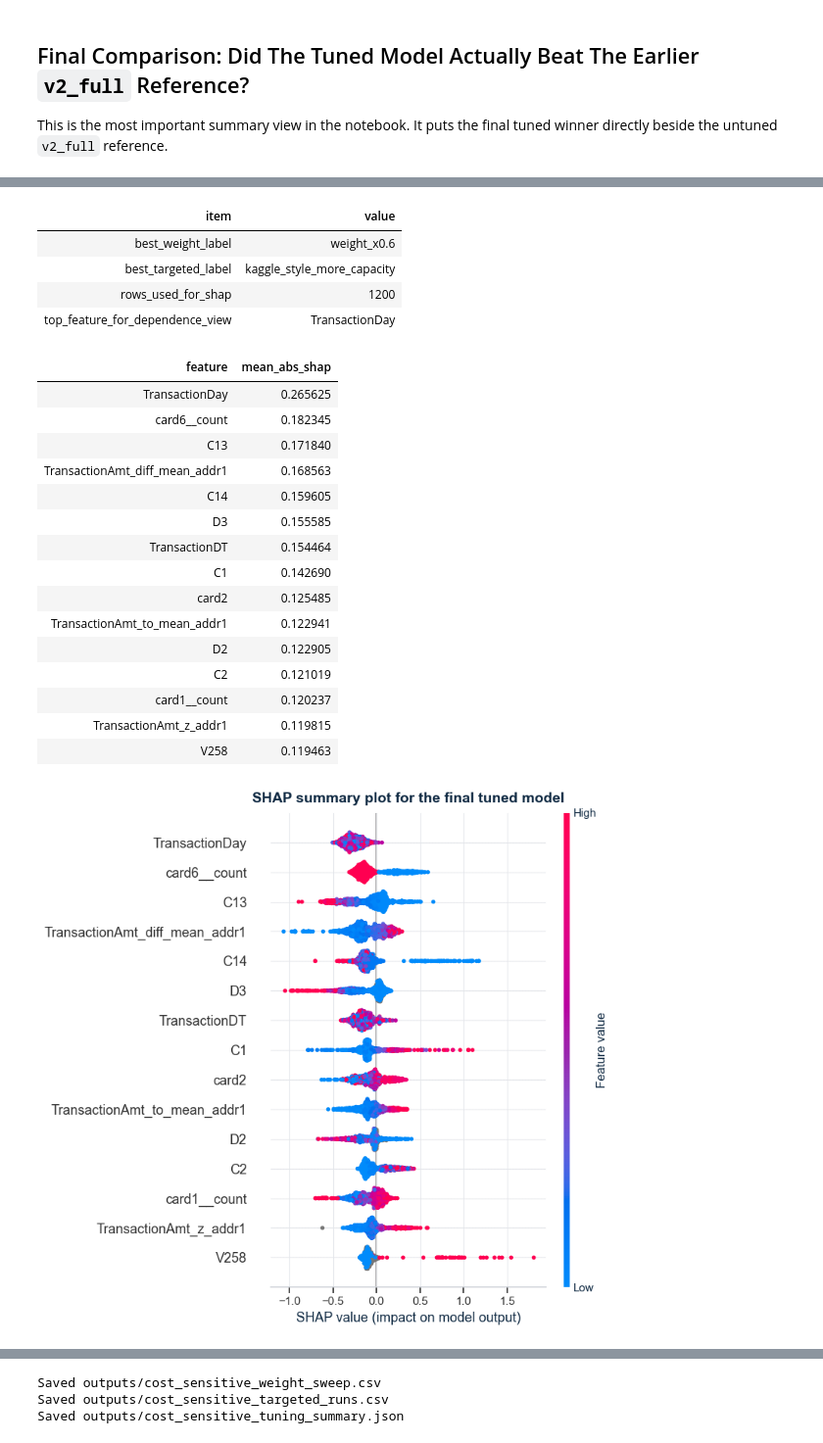
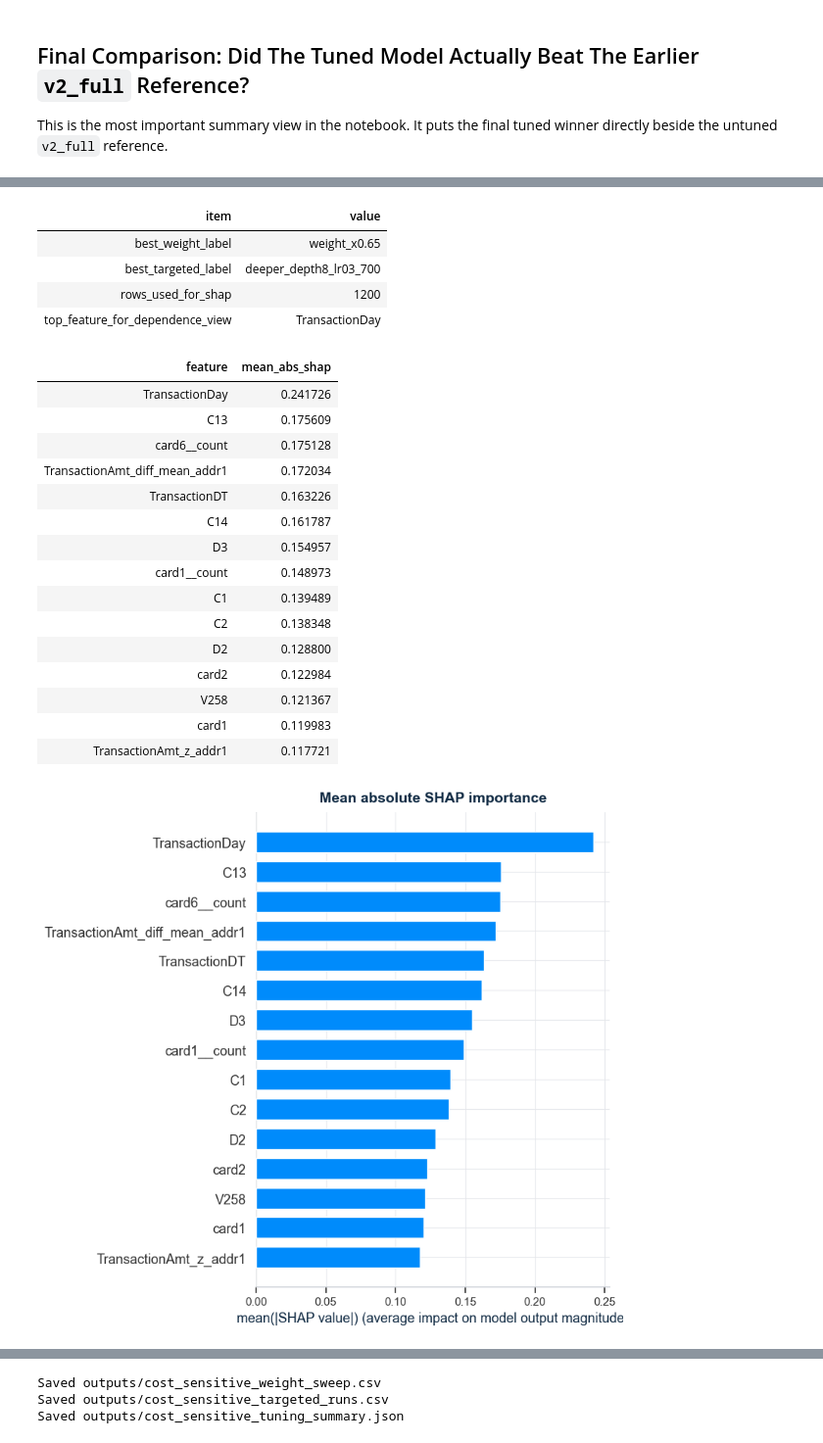
Before and after one commit to zzczdhc/ieee-fraud-detection-project, a Jupyter notebook: notebooks/07_cost_sensitive_xgboost_tuning.ipynb, the cells around one changed output, grey strips where cells are left out. Shown at 98% size. Drawn from its saved outputs; the diff is of its cells as text; code cells hidden in the pictures.

Commit message:
Update cost-sensitive XGBoost notebook and SHAP diagnostics

```diff
--- a/notebooks/07_cost_sensitive_xgboost_tuning.ipynb
+++ b/notebooks/07_cost_sensitive_xgboost_tuning.ipynb
@@ -51,6 +51,6 @@ pd.set_option("display.float_format", "{:,.4f}".format)
 SAMPLE_SIZE = 80_000
 RANDOM_STATE = 42
 SHAP_SAMPLE_SIZE = 1_200
-WEIGHT_MULTIPLIERS = [0.4, 0.5, 0.6]
+WEIGHT_MULTIPLIERS = [0.65, 0.75, 0.85]
 OUTPUT_DIR = PROJECT_ROOT / "outputs"
 OUTPUT_DIR.mkdir(parents=True, exist_ok=True)
@@ -385,48 +376,76 @@ shap_pack = build_shap_diagnostics(
 )
 
 display(
     pd.DataFrame(
         [
             {"item": "best_weight_label", "value": best_weight_row["label"]},
             {"item": "best_targeted_label", "value": best_targeted_row["label"]},
             {"item": "rows_used_for_shap", "value": shap_pack["row_count"]},
             {"item": "top_feature_for_dependence_view", "value": shap_pack["top_feature"]},
         ]
     ).style.hide(axis="index")
 )
 
 display(shap_pack["importance"].style.hide(axis="index"))
 
 plt.figure(figsize=(10, 6))
 shap.summary_plot(
     shap_pack["shap_matrix"],
     shap_pack["x_sample"],
+    plot_type="bar",
+    show=False,
+    max_display=15,
+)
+plt.title("Mean absolute SHAP importance")
+plt.tight_layout()
+plt.show()
+
+plt.figure(figsize=(10, 6))
+shap.summary_plot(
+    shap_pack["shap_matrix"],
+    shap_pack["x_sample"],
     show=False,
     max_display=15,
 )
 plt.title("SHAP summary plot for the final tuned model")
 plt.tight_layout()
 plt.show()
+
+valid_score_series = pd.Series(best_targeted_result["valid_scores"], index=data_bundle.x_valid.index)
+sample_scores = valid_score_series.loc[shap_pack["x_sample"].index]
+local_row_position = int(sample_scores.to_numpy().argmax())
+
+local_explanation = shap.Explanation(
+    values=shap_pack["shap_matrix"][local_row_position],
+    base_values=shap_pack["expected_value"],
+    data=shap_pack["x_sample"].iloc[local_row_position].to_numpy(),
+    feature_names=shap_pack["x_sample"].columns.tolist(),
+)
+
+shap.plots.waterfall(local_explanation, max_display=15, show=False)
+plt.title("Local SHAP waterfall for a high-risk validation row")
+plt.tight_layout()
+plt.show()
 # %% [output]
 | item | value |
-| best_weight_label | weight_x0.6 |
-| best_targeted_label | kaggle_style_more_capacity |
+| best_weight_label | weight_x0.65 |
+| best_targeted_label | deeper_depth8_lr03_700 |
 | rows_used_for_shap | 1200 |
 | top_feature_for_dependence_view | TransactionDay |
 | feature | mean_abs_shap |
-| TransactionDay | 0.265625 |
-| card6__count | 0.182345 |
-| C13 | 0.171840 |
-| TransactionAmt_diff_mean_addr1 | 0.168563 |
-| C14 | 0.159605 |
-| D3 | 0.155585 |
-| TransactionDT | 0.154464 |
-| C1 | 0.142690 |
-| card2 | 0.125485 |
-| TransactionAmt_to_mean_addr1 | 0.122941 |
-| D2 | 0.122905 |
-| C2 | 0.121019 |
-| card1__count | 0.120237 |
-| TransactionAmt_z_addr1 | 0.119815 |
-| V258 | 0.119463 |
+| TransactionDay | 0.241726 |
+| C13 | 0.175609 |
+| card6__count | 0.175128 |
+| TransactionAmt_diff_mean_addr1 | 0.172034 |
+| TransactionDT | 0.163226 |
+| C14 | 0.161787 |
+| D3 | 0.154957 |
+| card1__count | 0.148973 |
+| C1 | 0.139489 |
+| C2 | 0.138348 |
+| D2 | 0.128800 |
+| card2 | 0.122984 |
+| V258 | 0.121367 |
+| card1 | 0.119983 |
+| TransactionAmt_z_addr1 | 0.117721 |
-[figure, old version]
+[figure, new version]
```
Also changed, not shown: parts of 11 cells of this notebook, 2 other files.
